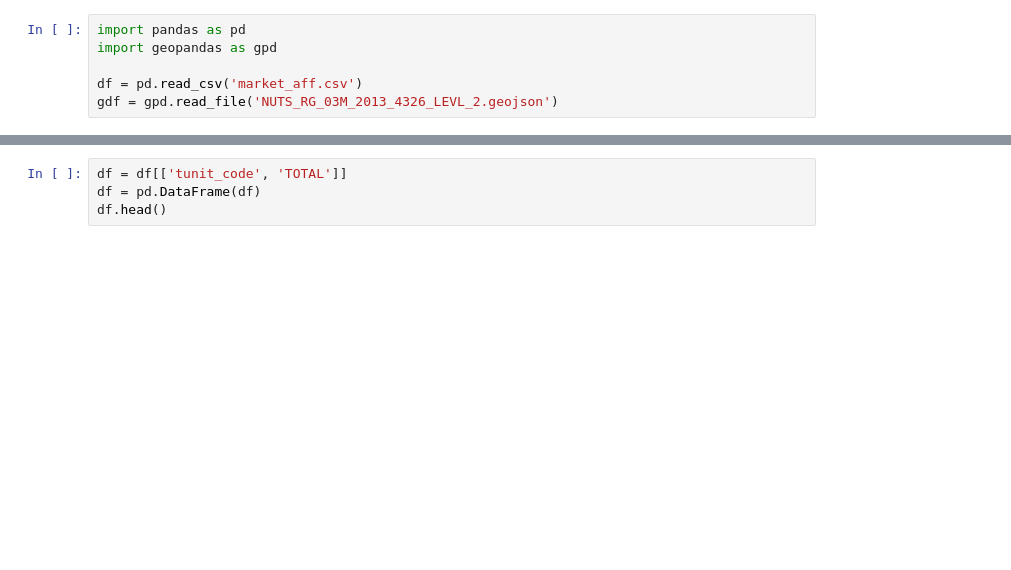
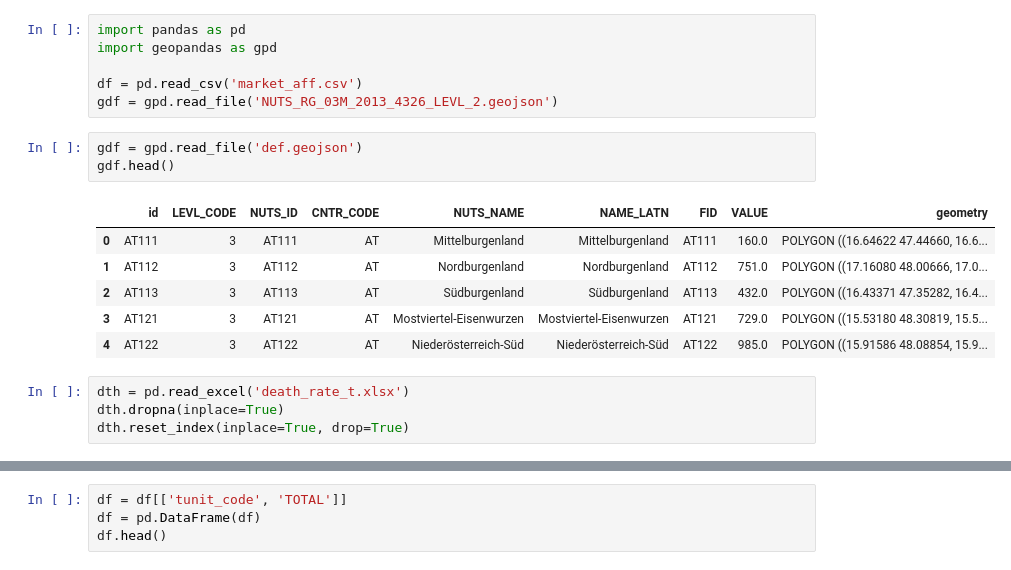
Before and after one commit to lef-kal/espon_portal, a Jupyter notebook: ren_nuts_2_2013.ipynb, the cells around one changed output, grey strips where cells are left out. Cells and saved outputs as stored; diff of their text form; blank space fills up the shorter version.

```diff
--- a/ren_nuts_2_2013.ipynb
+++ b/ren_nuts_2_2013.ipynb
@@ -4,3 +4,17 @@ import geopandas as gpd
 
 df = pd.read_csv('market_aff.csv')
 gdf = gpd.read_file('NUTS_RG_03M_2013_4326_LEVL_2.geojson')
+# %%
+gdf = gpd.read_file('def.geojson')
+gdf.head()
+# %% [output]
+|  | id | LEVL_CODE | NUTS_ID | CNTR_CODE | NUTS_NAME | NAME_LATN | FID | VALUE | geometry |
+| 0 | AT111 | 3 | AT111 | AT | Mittelburgenland | Mittelburgenland | AT111 | 160.0 | POLYGON ((16.64622 47.44660, 16.6... |
+| 1 | AT112 | 3 | AT112 | AT | Nordburgenland | Nordburgenland | AT112 | 751.0 | POLYGON ((17.16080 48.00666, 17.0... |
+| 2 | AT113 | 3 | AT113 | AT | Südburgenland | Südburgenland | AT113 | 432.0 | POLYGON ((16.43371 47.35282, 16.4... |
+| 3 | AT121 | 3 | AT121 | AT | Mostviertel-Eisenwurzen | Mostviertel-Eisenwurzen | AT121 | 729.0 | POLYGON ((15.53180 48.30819, 15.5... |
+| 4 | AT122 | 3 | AT122 | AT | Niederösterreich-Süd | Niederösterreich-Süd | AT122 | 985.0 | POLYGON ((15.91586 48.08854, 15.9... |
+# %%
+dth = pd.read_excel('death_rate_t.xlsx')
+dth.dropna(inplace=True)
+dth.reset_index(inplace=True, drop=True)
```
Also changed, not shown: parts of 43 cells of this notebook, 8 other files.
